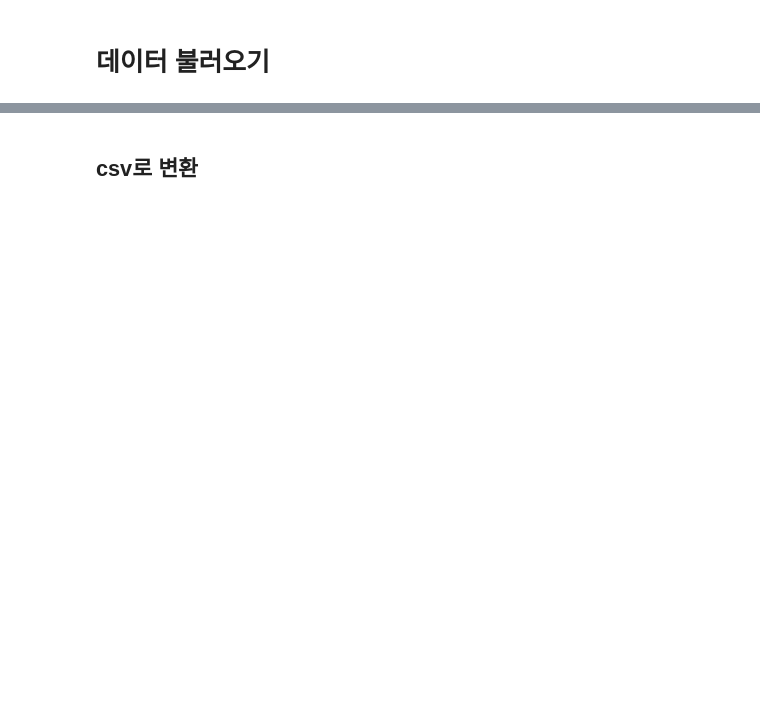
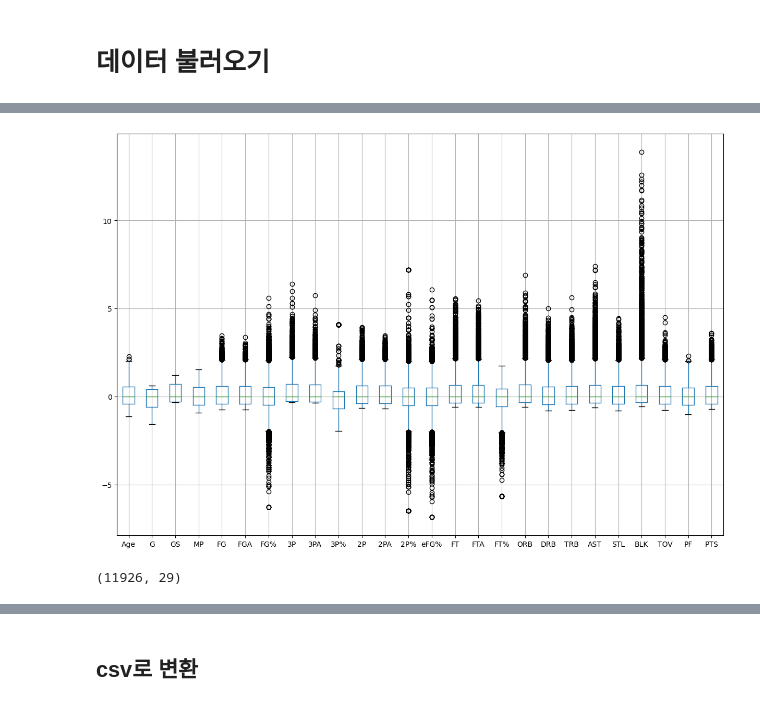
Before and after one commit to sangchun1/nba_salary, a Jupyter notebook: preprocess.ipynb, the cells around one changed output, grey strips where cells are left out. Saved outputs shown, nothing was run; the diff lists cells and outputs as text; code cells hidden in the pictures; blank space fills up the shorter version.

```diff
--- a/preprocess.ipynb
+++ b/preprocess.ipynb
@@ -246,0 +290,9 @@ array([[<AxesSubplot:title={'center':'popularity'}>,
+# %%
+# 컬럼 순서 바꾸기
+df1X = df1X[['Season', 'Pos', 'Tm', 'Age', 'G', 'GS', 'MP', 'FG', 'FGA',
+       'FG%', '3P', '3PA', '3P%', '2P', '2PA', '2P%', 'eFG%', 'FT', 'FTA',
+       'FT%', 'ORB', 'DRB', 'TRB', 'AST', 'STL', 'BLK', 'TOV', 'PF', 'PTS']]
+# %%
+# 연속형 데이터와 범주형 데이터 구분
+df1X1 = df1X.iloc[:, :3]
+df1X2 = df1X.iloc[:, 3:]
@@ -246,0 +307,12 @@ array([[<AxesSubplot:title={'center':'popularity'}>,
+# %%
+# 스케일링 후의 박스플롯
+df1X2.boxplot(figsize=(15, 10))
+plt.show()
+# %% [output]
+[figure, added]
+# %%
+# 독립형 변수 합치기
+df1X = pd.concat([df1X1, df1X2], axis=1)
+df1X.shape
+# %% [output]
+(11926, 29)
```
Also changed, not shown: parts of 65 cells of this notebook, 4 other files.
